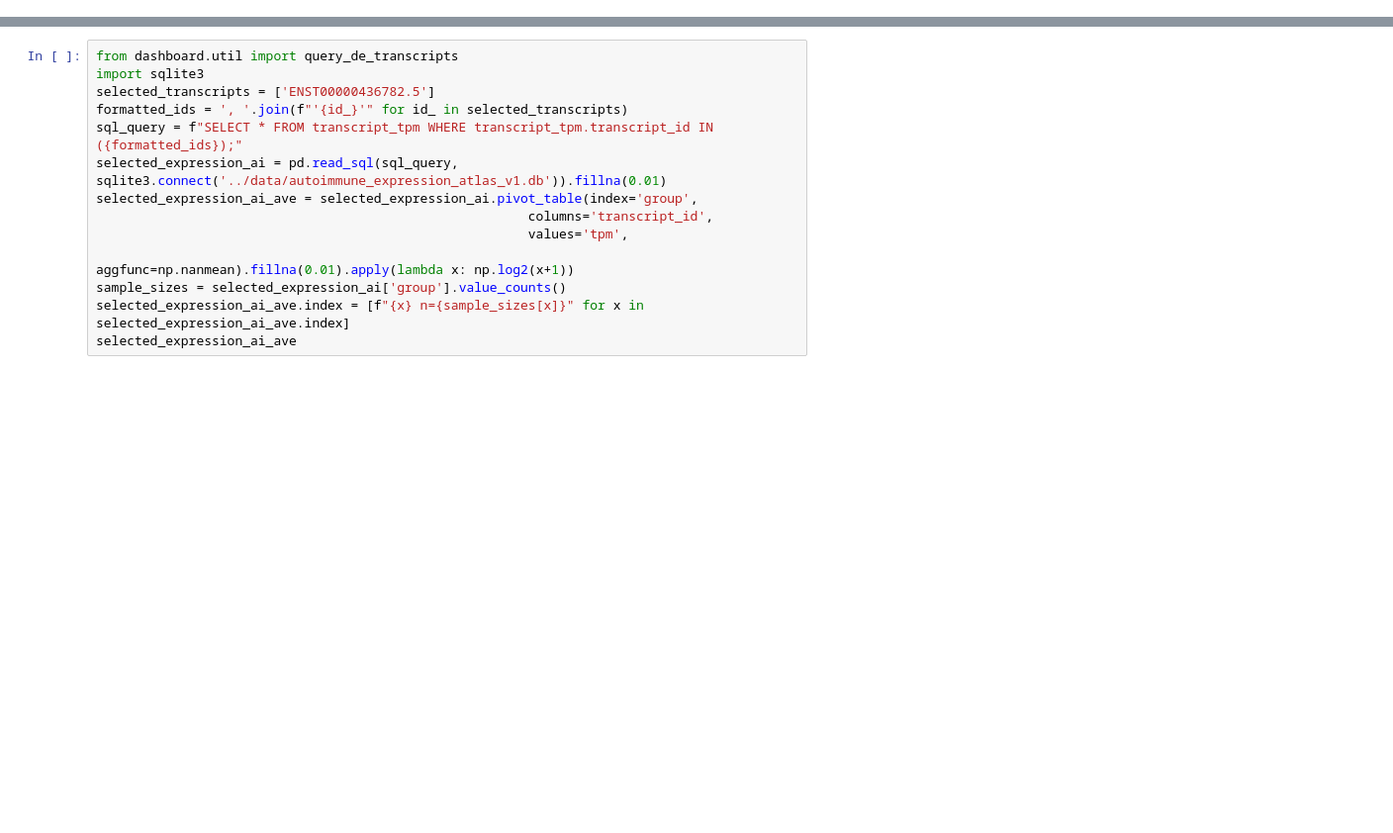
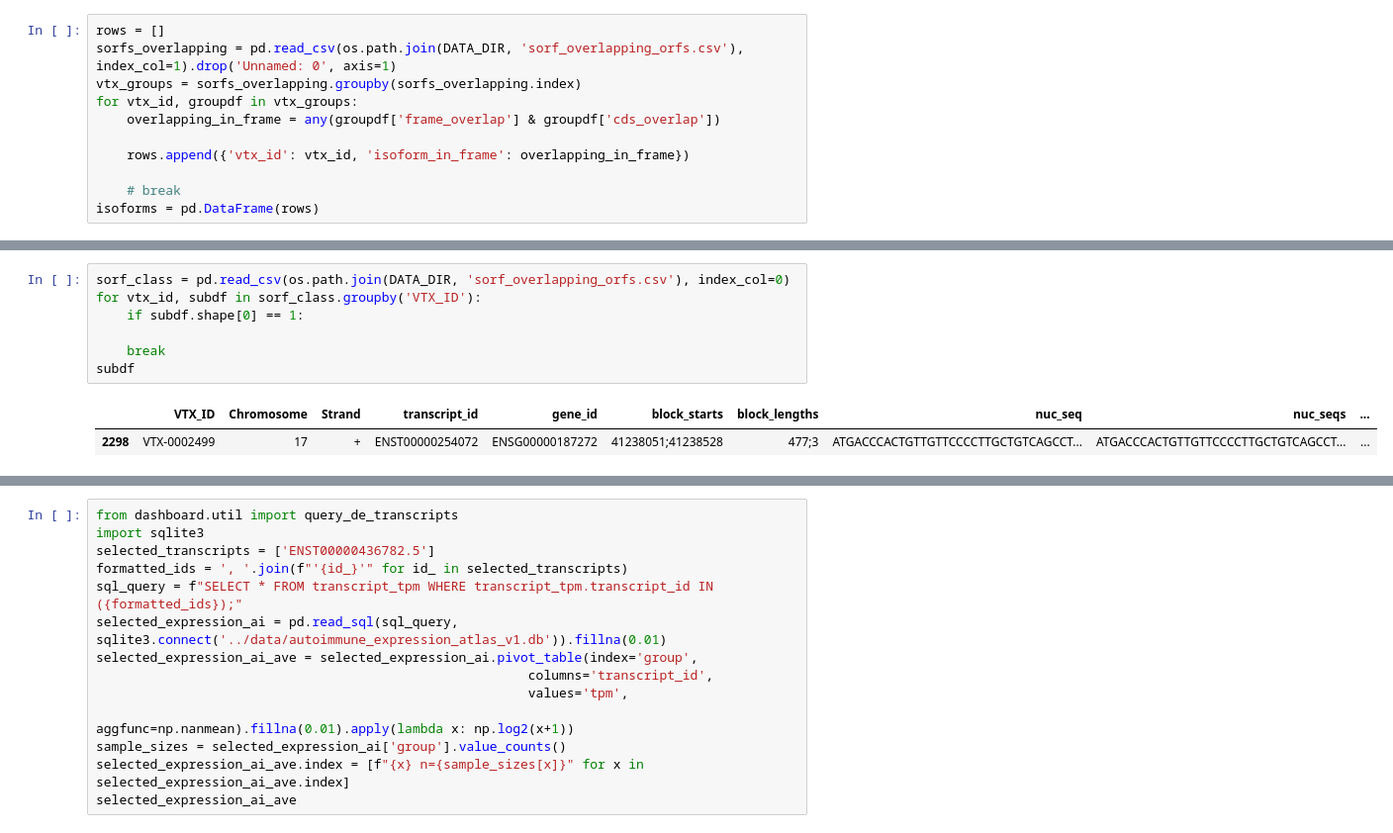
Before and after one commit to veliatx/dashboard, a Jupyter notebook: dashboard/testing.ipynb, the cells around one changed output, grey strips where cells are left out. Shown at 99% size. Saved outputs shown, nothing was run; the diff lists cells and outputs as text; blank space fills up the shorter version.

```diff
--- a/dashboard/testing.ipynb
+++ b/dashboard/testing.ipynb
@@ -9,0 +56,11 @@ The autoreload extension is already loaded. To reload it, use:
+# %%
+rows = []
+sorfs_overlapping = pd.read_csv(os.path.join(DATA_DIR, 'sorf_overlapping_orfs.csv'), index_col=1).drop('Unnamed: 0', axis=1)
+vtx_groups = sorfs_overlapping.groupby(sorfs_overlapping.index)
+for vtx_id, groupdf in vtx_groups:
+    overlapping_in_frame = any(groupdf['frame_overlap'] & groupdf['cds_overlap'])
+
+    rows.append({'vtx_id': vtx_id, 'isoform_in_frame': overlapping_in_frame})
+
+    # break
+isoforms = pd.DataFrame(rows)
@@ -9,0 +128,10 @@ The autoreload extension is already loaded. To reload it, use:
+# %%
+sorf_class = pd.read_csv(os.path.join(DATA_DIR, 'sorf_overlapping_orfs.csv'), index_col=0)
+for vtx_id, subdf in sorf_class.groupby('VTX_ID'):
+    if subdf.shape[0] == 1:
+
+    break
+subdf
+# %% [output]
+|  | VTX_ID | Chromosome | Strand | transcript_id | gene_id | block_starts | block_lengths | nuc_seq | nuc_seqs | ... |
+| 2298 | VTX-0002499 | 17 | + | ENST00000254072 | ENSG00000187272 | 41238051;41238528 | 477;3 | ATGACCCACTGTTGTTCCCCTTGCTGTCAGCCT... | ATGACCCACTGTTGTTCCCCTTGCTGTCAGCCT... | ... |
```
Also changed, not shown: parts of 12 cells of this notebook, 4 other files.
